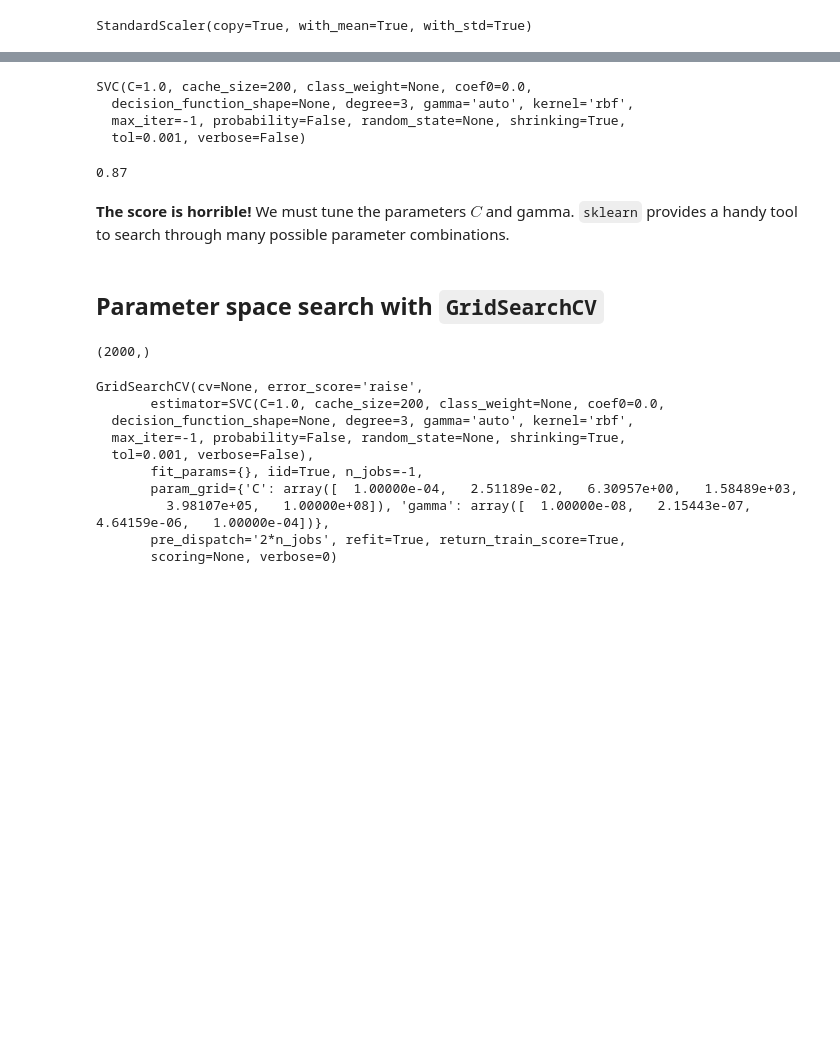
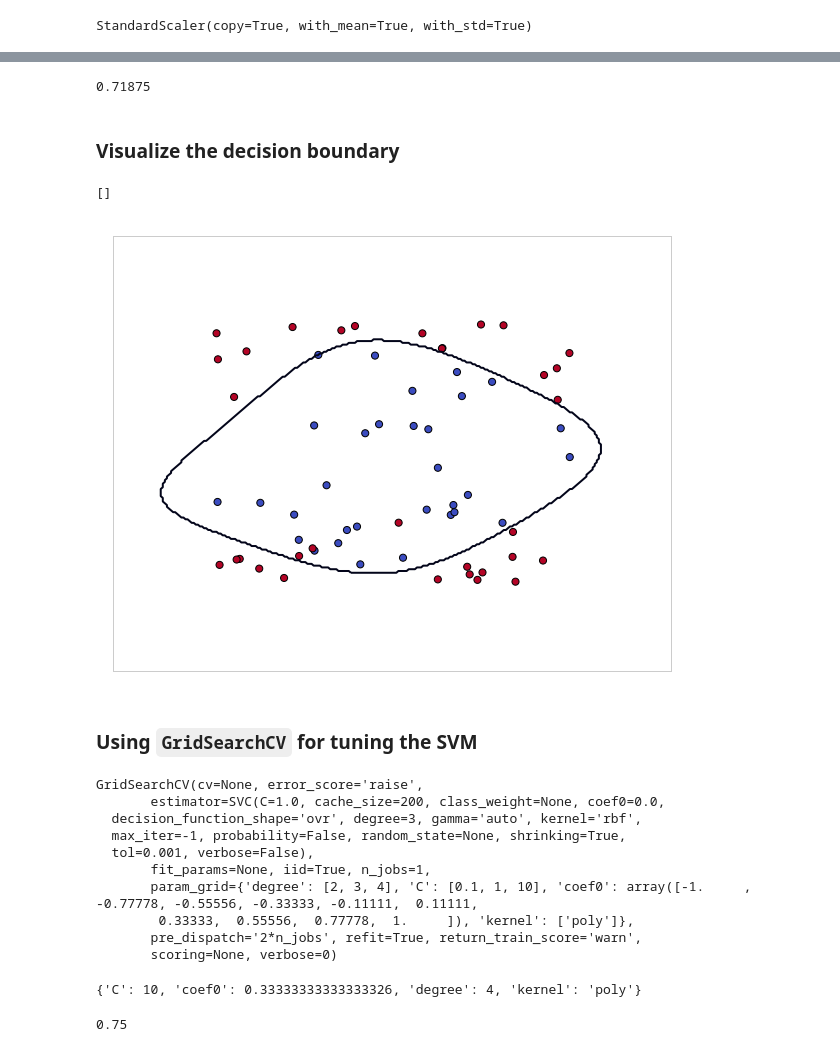
Before and after one commit to JanaLasser/data-science-course, a Jupyter notebook: day4/01-SVM.ipynb, the cells around one changed output, grey strips where cells are left out. Saved outputs shown, nothing was run; the diff lists cells and outputs as text; code cells hidden in the pictures; blank space fills up the shorter version.

```diff
--- a/day4/01-SVM.ipynb
+++ b/day4/01-SVM.ipynb
@@ -97,5 +176,5 @@ from scipy.stats import itemfreq
 # %%
 from sklearn.model_selection import train_test_split
 # %%
-training_data, test_data, training_labels, test_labels = train_test_split(images, image_labels, train_size=0.8)
+training_data, test_data, training_labels, test_labels = train_test_split(features, labels, train_size=0.5, stratify=labels) # using stratify is important
 # %% [markdown]
@@ -113,0 +197,4 @@ StandardScaler(copy=True, with_mean=True, with_std=True)
+# %%
+lr = LogisticRegression()
+lr.fit(scaler.transform(training_data), training_labels)
+lr.score(scaler.transform(test_data), test_labels)
@@ -116,16 +211,8 @@ from sklearn.svm import SVC
 # %%
-clf = SVC()
+clf = SVC(kernel='poly', degree=4, C=1, coef0=0.9)
 clf.fit(scaler.transform(training_data), training_labels)
+clf.score(scaler.transform(test_data), test_labels)
 # %% [output]
-SVC(C=1.0, cache_size=200, class_weight=None, coef0=0.0,
-  decision_function_shape=None, degree=3, gamma='auto', kernel='rbf',
-  max_iter=-1, probability=False, random_state=None, shrinking=True,
-  tol=0.001, verbose=False)
+0.71875
-# %%
-clf.score(scaler.transform(test_data), test_labels)
-# %% [output]
-0.87
-# %% [markdown]
-**The score is horrible!** We must tune the parameters $C$ and gamma. `sklearn` provides a handy tool to search through many possible parameter combinations.
-# %% [markdown]
-## Parameter space search with `GridSearchCV`
+# %% [markdown]
+### Visualize the decision boundary
@@ -132,6 +256,23 @@ clf.score(scaler.transform(test_data), test_labels)
+# %%
+training_data_scaled = scaler.transform(training_data)
+
+
+X0, X1 = training_data_scaled[:, 0], training_data_scaled[:, 1]
+xx, yy = make_meshgrid(X0, X1)
+
+fig, ax = plt.subplots()
+plot_contours(ax, clf, xx, yy, levels=[0], linewidths=2)
+
+ax.scatter(X0, X1, c=training_labels, cmap=plt.cm.coolwarm, s=50, edgecolors='k')
+
+ax.set_xlim(xx.min(), xx.max())
+ax.set_ylim(yy.min(), yy.max())
+ax.set_xticks([])
+ax.set_yticks([])
+# %% [output]
+[]
+[figure, added]
+# %% [markdown]
+### Using `GridSearchCV` for tuning the SVM
 # %%
 from sklearn.model_selection import GridSearchCV
-# %%
-image_labels.shape
-# %% [output]
-(2000,)
@@ -142,13 +282,17 @@ clf = GridSearchCV(svr, {'C':np.logspace(-4, 8, 6), 'gamma':np.logspace(-8,-4,4)
 # %%
-clf.fit(scaler.transform(images), image_labels)
+clf.fit(scaler.transform(training_data), training_labels)
 # %% [output]
 GridSearchCV(cv=None, error_score='raise',
        estimator=SVC(C=1.0, cache_size=200, class_weight=None, coef0=0.0,
-  decision_function_shape=None, degree=3, gamma='auto', kernel='rbf',
+  decision_function_shape='ovr', degree=3, gamma='auto', kernel='rbf',
   max_iter=-1, probability=False, random_state=None, shrinking=True,
   tol=0.001, verbose=False),
-       fit_params={}, iid=True, n_jobs=-1,
-       param_grid={'C': array([  1.00000e-04,   2.51189e-02,   6.30957e+00,   1.58489e+03,
-         3.98107e+05,   1.00000e+08]), 'gamma': array([  1.00000e-08,   2.15443e-07,   4.64159e-06,   1.00000e-04])},
-       pre_dispatch='2*n_jobs', refit=True, return_train_score=True,
+       fit_params=None, iid=True, n_jobs=1,
+       param_grid={'degree': [2, 3, 4], 'C': [0.1, 1, 10], 'coef0': array([-1.     , -0.77778, -0.55556, -0.33333, -0.11111,  0.11111,
+        0.33333,  0.55556,  0.77778,  1.     ]), 'kernel': ['poly']},
+       pre_dispatch='2*n_jobs', refit=True, return_train_score='warn',
        scoring=None, verbose=0)
+# %%
+clf.best_params_
+# %% [output]
+{'C': 10, 'coef0': 0.33333333333333326, 'degree': 4, 'kernel': 'poly'}
@@ -154,0 +301,5 @@ GridSearchCV(cv=None, error_score='raise',
+# %%
+svm_tuned.fit(scaler.transform(training_data), training_labels)
+svm_tuned.score(scaler.transform(test_data), test_labels)
+# %% [output]
+0.75
```
Also changed, not shown: parts of 147 cells of this notebook.
